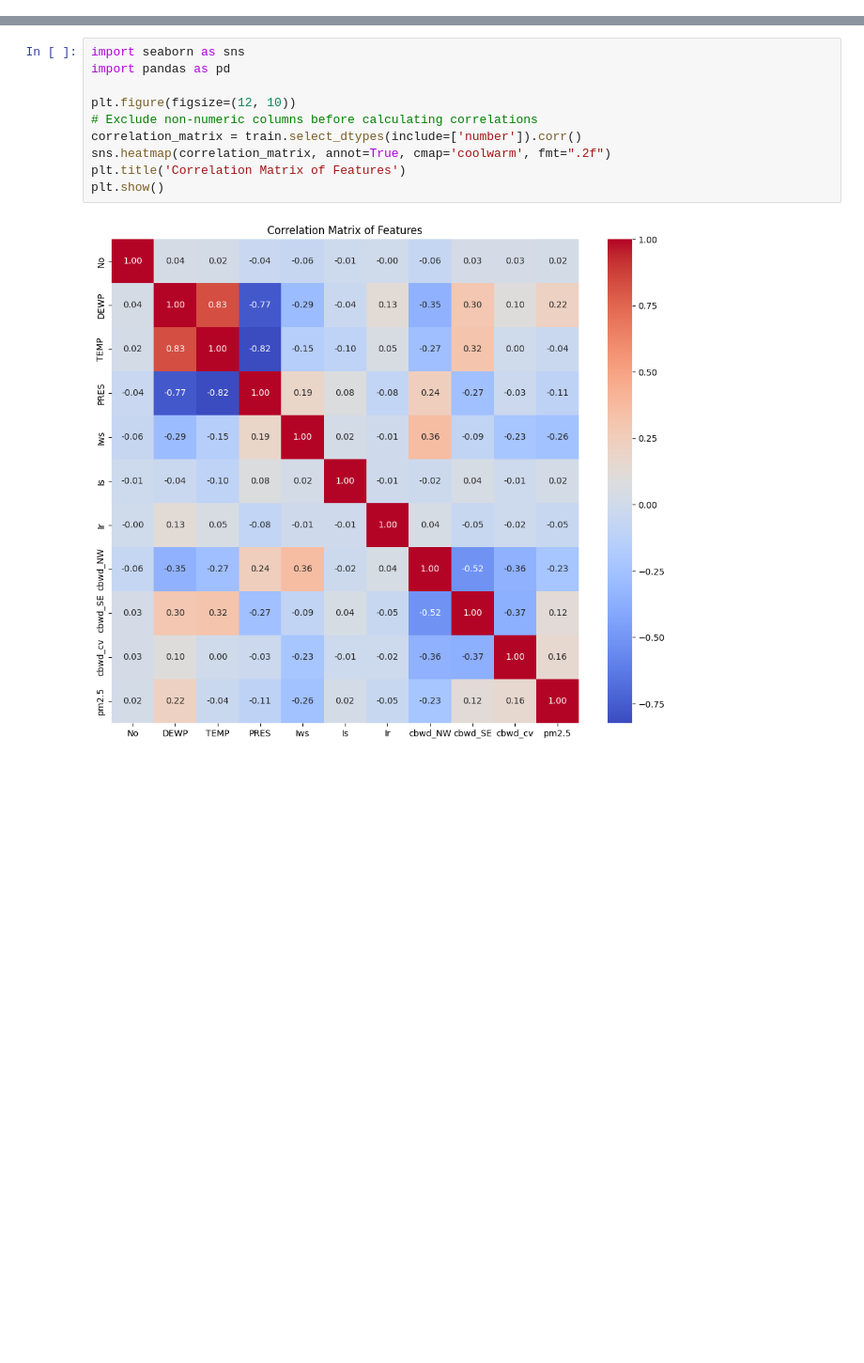
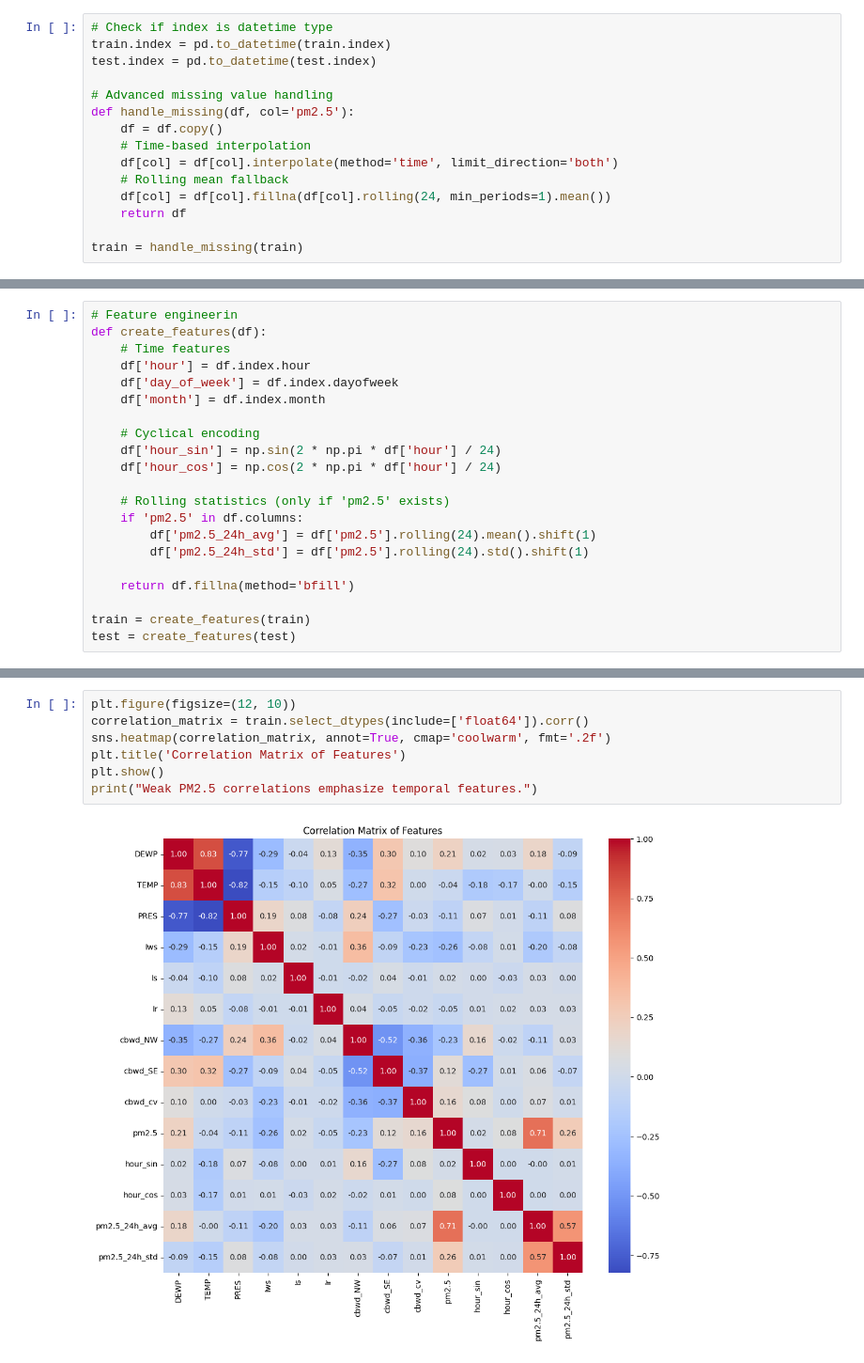
Before and after one commit to Geu-Pro2023/air_quality_forecasting, a Jupyter notebook: Beijing_Air_Quality_Forecasting.ipynb, the cells around one changed output, grey strips where cells are left out. Shown at 94% size. Saved outputs shown, nothing was run; the diff lists cells and outputs as text; blank space fills up the shorter version.

```diff
--- a/Beijing_Air_Quality_Forecasting.ipynb
+++ b/Beijing_Air_Quality_Forecasting.ipynb
@@ -128,0 +166,15 @@ memory usage: 2.8+ MB
+# %%
+# Check if index is datetime type
+train.index = pd.to_datetime(train.index)
+test.index = pd.to_datetime(test.index)
+
+# Advanced missing value handling
+def handle_missing(df, col='pm2.5'):
+    df = df.copy()
+    # Time-based interpolation
+    df[col] = df[col].interpolate(method='time', limit_direction='both')
+    # Rolling mean fallback
+    df[col] = df[col].fillna(df[col].rolling(24, min_periods=1).mean())
+    return df
+
+train = handle_missing(train)
@@ -128,0 +183,21 @@ memory usage: 2.8+ MB
+# %%
+# Feature engineerin
+def create_features(df):
+    # Time features
+    df['hour'] = df.index.hour
+    df['day_of_week'] = df.index.dayofweek
+    df['month'] = df.index.month
+
+    # Cyclical encoding
+    df['hour_sin'] = np.sin(2 * np.pi * df['hour'] / 24)
+    df['hour_cos'] = np.cos(2 * np.pi * df['hour'] / 24)
+
+    # Rolling statistics (only if 'pm2.5' exists)
+    if 'pm2.5' in df.columns:
+        df['pm2.5_24h_avg'] = df['pm2.5'].rolling(24).mean().shift(1)
+        df['pm2.5_24h_std'] = df['pm2.5'].rolling(24).std().shift(1)
+
+    return df.fillna(method='bfill')
+
+train = create_features(train)
+test = create_features(test)
@@ -200,12 +280,9 @@ Index(['No', 'DEWP', 'TEMP', 'PRES', 'Iws', 'Is', 'Ir', 'datetime', 'cbwd_NW',
 # %%
-import seaborn as sns
-import pandas as pd
-
 plt.figure(figsize=(12, 10))
-# Exclude non-numeric columns before calculating correlations
-correlation_matrix = train.select_dtypes(include=['number']).corr()
-sns.heatmap(correlation_matrix, annot=True, cmap='coolwarm', fmt=".2f")
+correlation_matrix = train.select_dtypes(include=['float64']).corr()
+sns.heatmap(correlation_matrix, annot=True, cmap='coolwarm', fmt='.2f')
 plt.title('Correlation Matrix of Features')
 plt.show()
+print("Weak PM2.5 correlations emphasize temporal features.")
 # %% [output]
-[figure, old version]
+[figure, new version]
```
Also changed, not shown: parts of 80 cells of this notebook.
